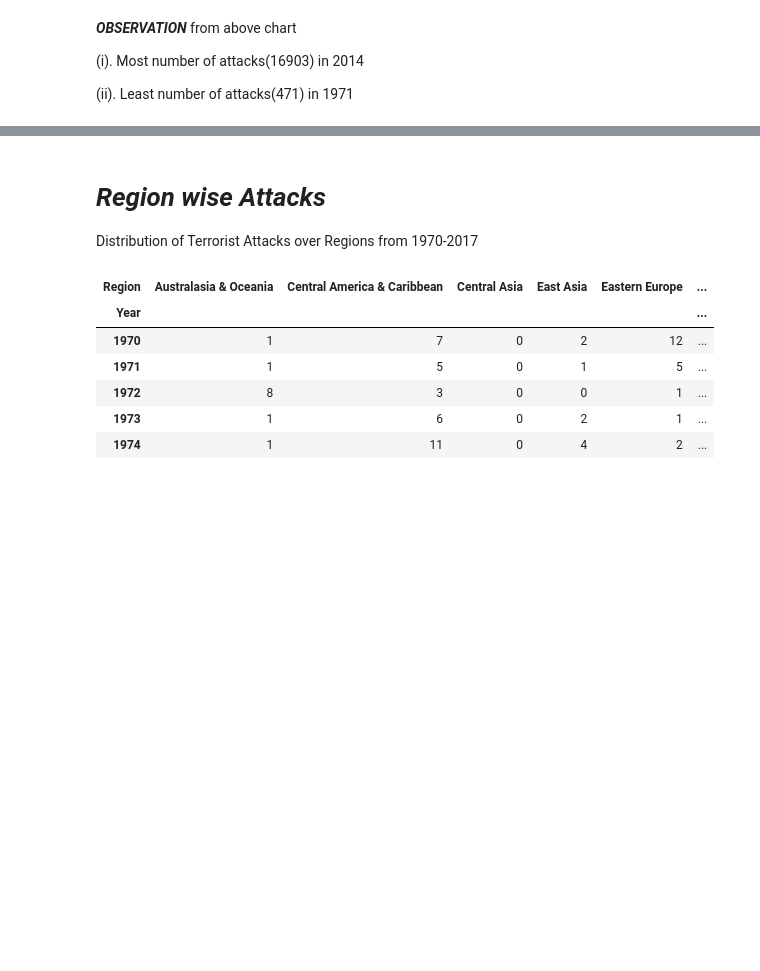
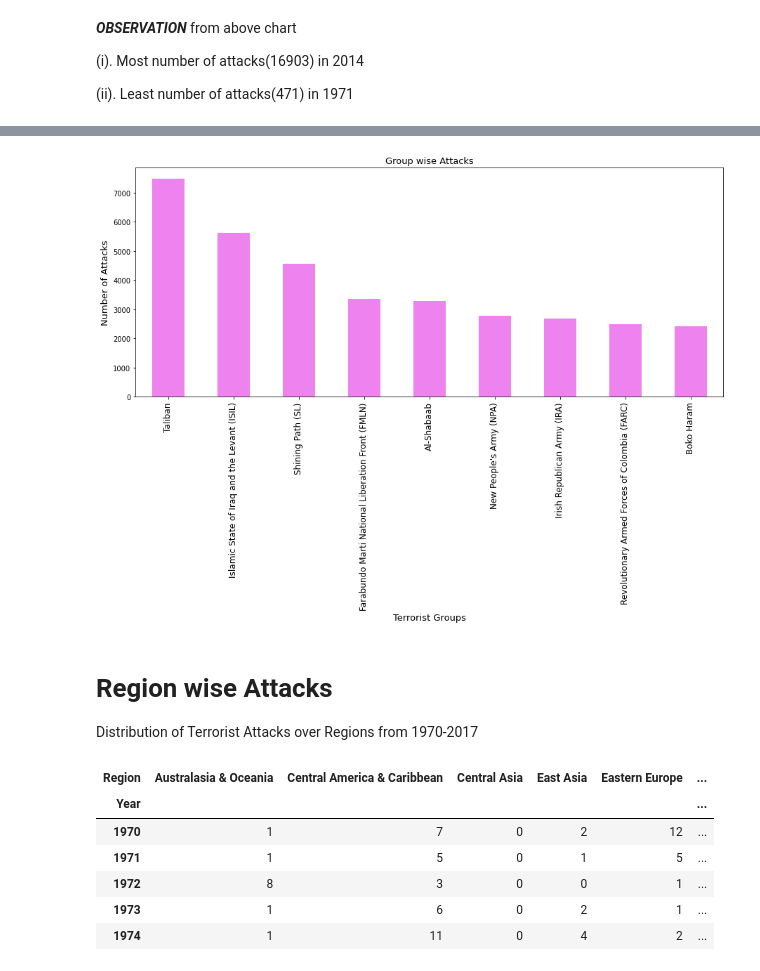
Before and after one commit to deepa-tyagi/global-td, a Jupyter notebook: Copy_of_Global_Terrorism_Analysis_Capstone_Project.ipynb, the cells around one changed output, grey strips where cells are left out. Saved outputs shown, nothing was run; the diff lists cells and outputs as text; code cells hidden in the pictures; blank space fills up the shorter version.

```diff
--- a/Copy_of_Global_Terrorism_Analysis_Capstone_Project.ipynb
+++ b/Copy_of_Global_Terrorism_Analysis_Capstone_Project.ipynb
@@ -222,4 +249,14 @@ plt.show()
+# %%
+grp.plot(kind="bar",color="violet",figsize=(15,6))
+plt.title("Group wise Attacks",fontsize=13)
+plt.xlabel("Terrorist Groups",fontsize=13)
+plt.xticks(fontsize=12)
+plt.ylabel("Number of Attacks",fontsize=13)
+plt.show()
+# %% [output]
+[figure, added]
 # %% [markdown]
-# ***Region wise Attacks***
+# **Region wise Attacks**
+
 Distribution of Terrorist Attacks over Regions from 1970-2017
 # %%
```
Also changed, not shown: parts of 18 cells of this notebook.
